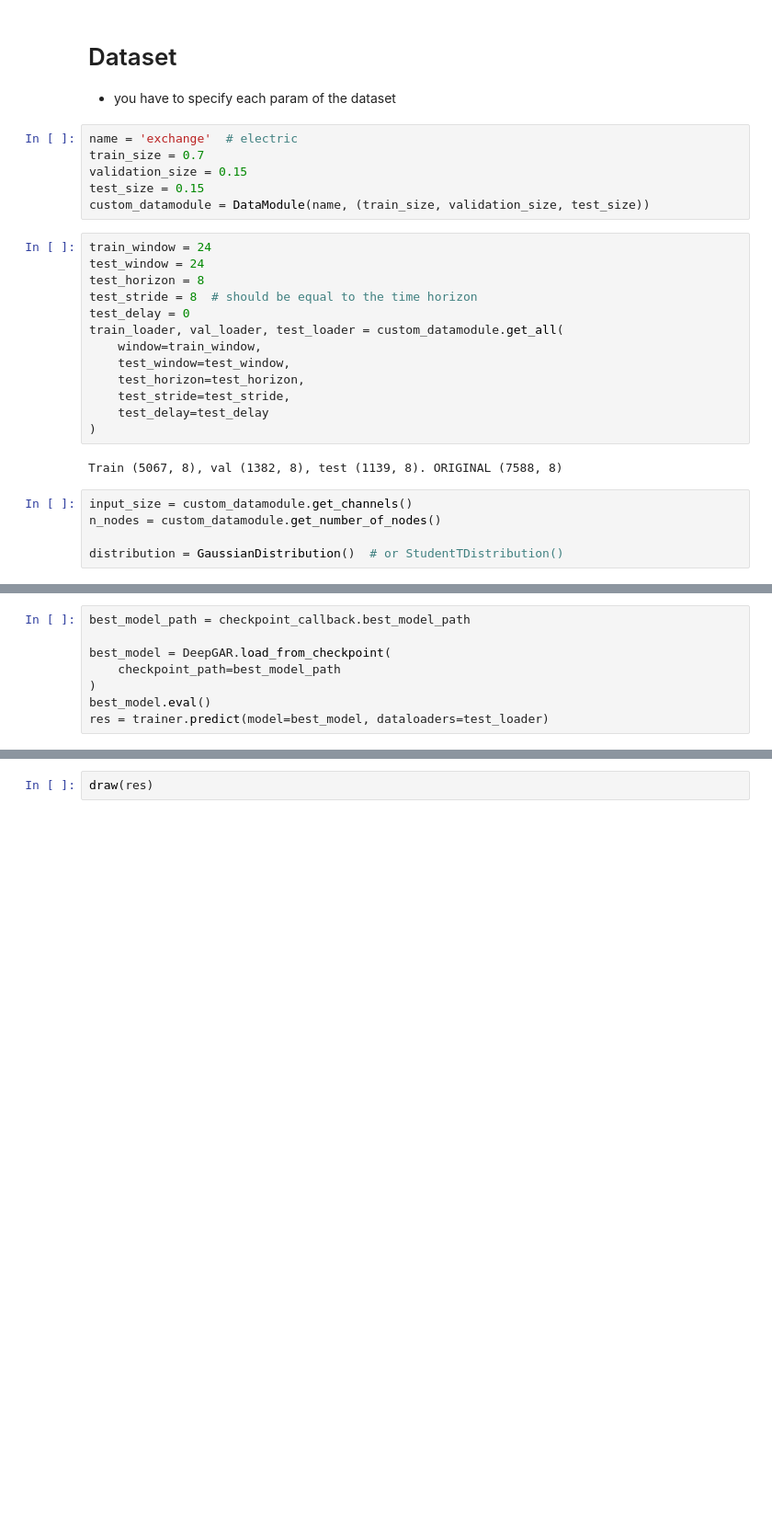
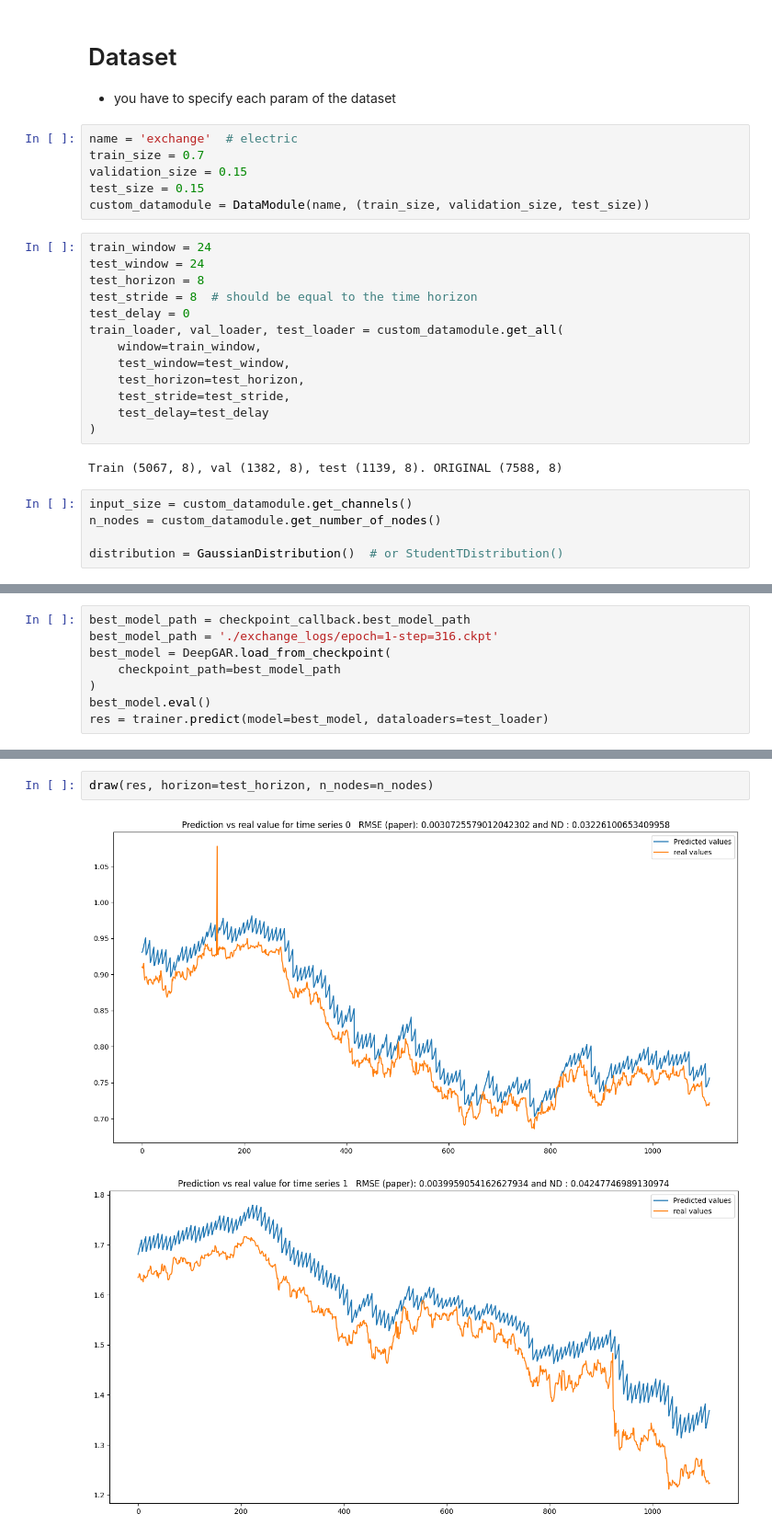
Before and after one commit to Marzio-USI/DeepGAR, a Jupyter notebook: exchange.ipynb, the cells around one changed output, grey strips where cells are left out. Shown at 92% size. Saved outputs shown, nothing was run; the diff lists cells and outputs as text; blank space fills up the shorter version.

```diff
--- a/exchange.ipynb
+++ b/exchange.ipynb
@@ -107,6 +109,6 @@ trainer.fit(model, train_dataloaders=train_loader, val_dataloaders=val_loader)
 # %%
 best_model_path = checkpoint_callback.best_model_path
-
+best_model_path = './exchange_logs/epoch=1-step=316.ckpt'
 best_model = DeepGAR.load_from_checkpoint(
     checkpoint_path=best_model_path
 )
@@ -115,2 +125,5 @@ res = trainer.predict(model=best_model, dataloaders=test_loader)
 # %%
-draw(res)
+draw(res, horizon=test_horizon, n_nodes=n_nodes)
+# %% [output]
+[figure, added]
+[figure, added]
```
Also changed, not shown: parts of 4 cells of this notebook, 1 other file.
